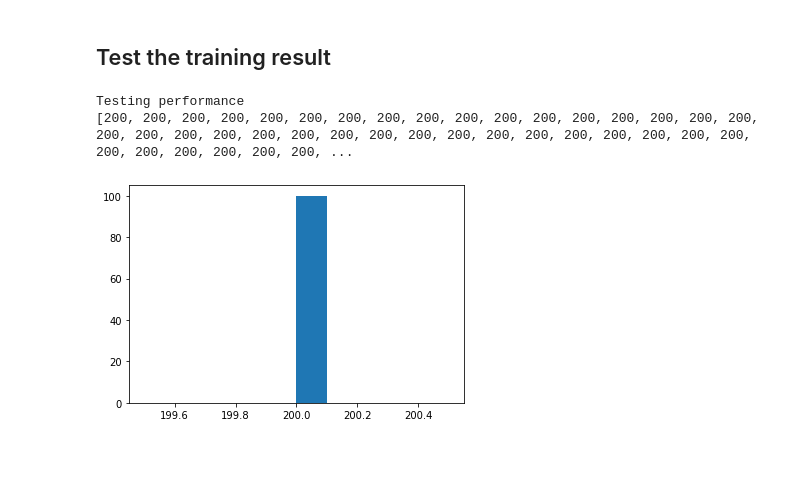
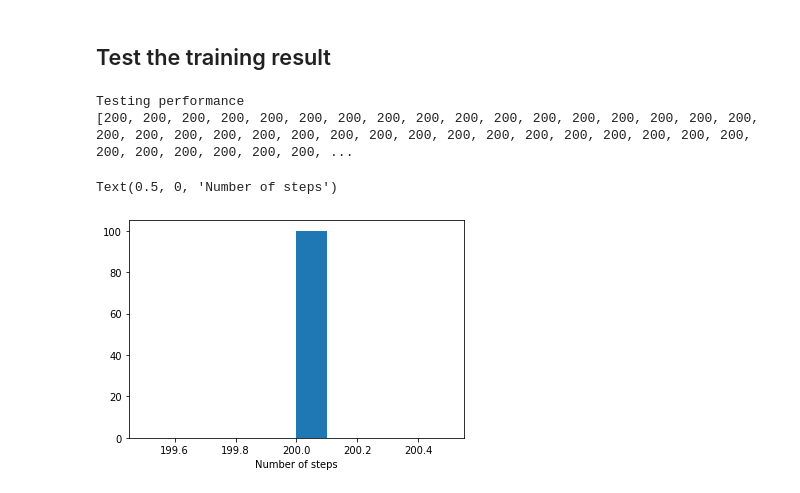
Before and after one commit to constructor-s/aps1080_winter_2021, a Jupyter notebook: E4/E4.ipynb, the cells around one changed output. Saved outputs shown, nothing was run; the diff lists cells and outputs as text; code cells hidden in the pictures; blank space fills up the shorter version.

```diff
--- a/E4/E4.ipynb
+++ b/E4/E4.ipynb
@@ -147,8 +145,6 @@ Generating a random episode:
 # %%
 #%% Episodic semi-gradient Sarsa for estimating q
 # Page 244
-env = gym.make("CartPole-v0") # gym.make('MountainCar-v0')
-
 # Set up a differentiable action-value function parameterization
 class Net(nn.Module):
     def __init__(self, hidden_size=(256, 128)):
@@ -162,8 +158,8 @@ class Net(nn.Module):
         if env.spec.id == 'CartPole-v0':
             x = (x - (-2.3, -1.0, -0.20, -1.0)) / 2.0 / (+2.3, +1.0, +0.20, +1.0)
         else:
-            x = (x - env.observation_space.min) / (
-                env.observation_space.max - env.observation_space.min)
+            x = (x - env.observation_space.low) / (
+                env.observation_space.high - env.observation_space.low)
         x = torch.tensor(x, dtype=torch.float).to(self.device)
 
         x = F.relu(self.fc1(x))
@@ -296,15 +310,17 @@ Training finished in 0:00:53.594735
 # %%
 print("Testing performance")
 test_performance = []
 def policy(o, *_, **__):
     with torch.no_grad():
         return int(net(o).argmax())
 for i in range(100):
     episode = list(run_env(policy, env=env))
     test_performance.append(len(episode))
 print(test_performance)
-_ = plt.hist(test_performance)
+plt.hist(test_performance)
+plt.xlabel("Number of steps")
 # %% [output]
 Testing performance
 [200, 200, 200, 200, 200, 200, 200, 200, 200, 200, 200, 200, 200, 200, 200, 200, 200, 200, 200, 200, 200, 200, 200, 200, 200, 200, 200, 200, 200, 200, 200, 200, 200, 200, 200, 200, 200, 200, 200, 200, ...
+Text(0.5, 0, 'Number of steps')
-[figure, old version]
+[figure, new version]
```
Also changed, not shown: parts of 3 cells of this notebook.
